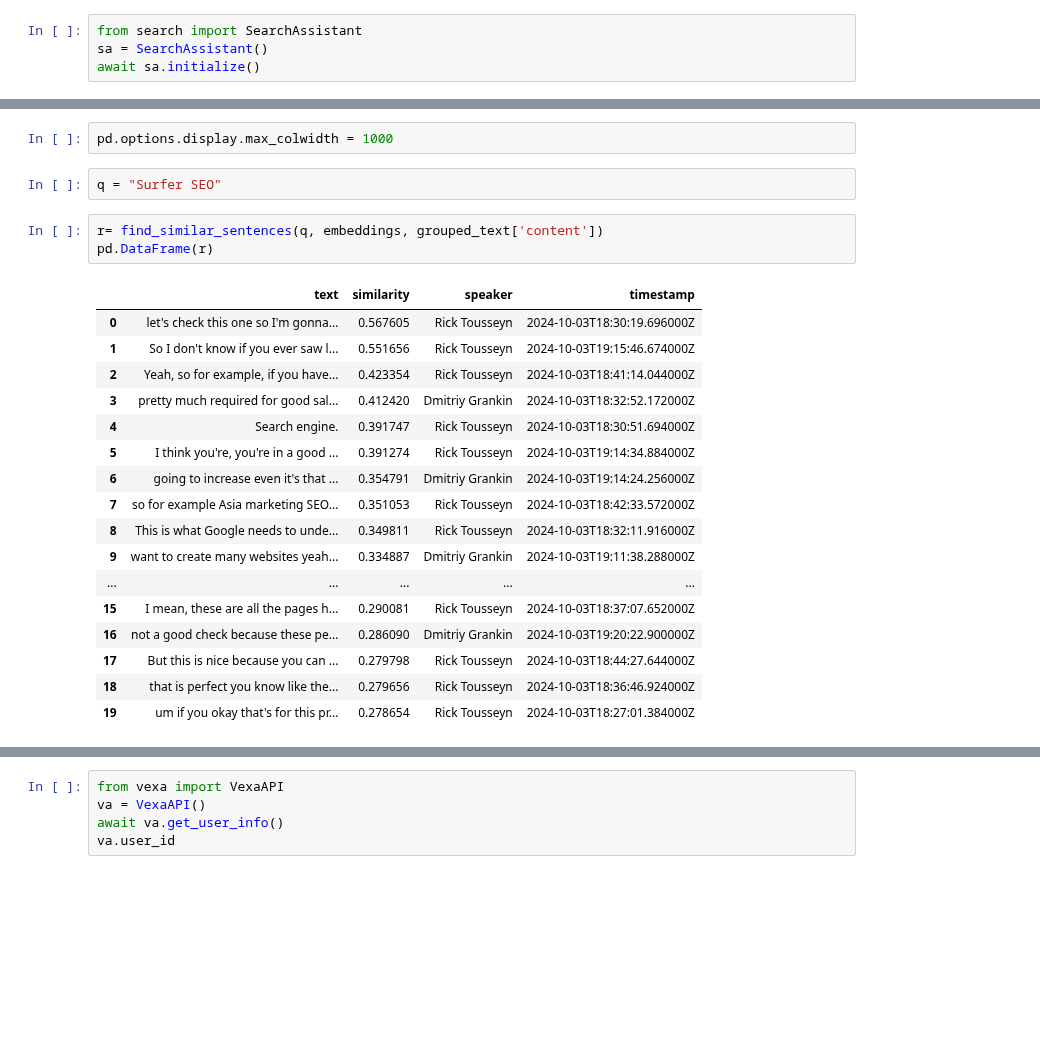
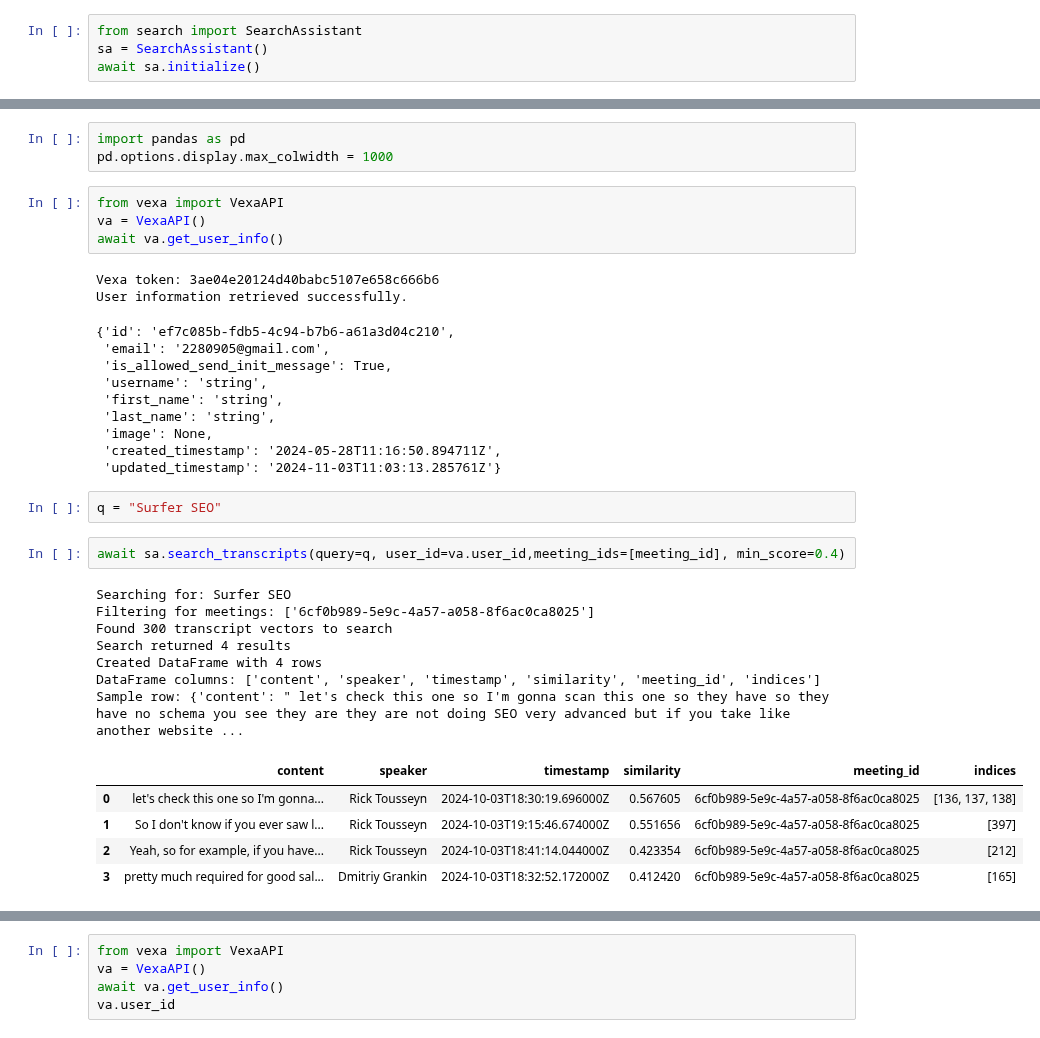
Before and after one commit to Vexa-ai/vexa-engine, a Jupyter notebook: 32.ipynb, the cells around one changed output, grey strips where cells are left out. Drawn from its saved outputs; the diff is of its cells as text; blank space fills up the shorter version.

```diff
--- a/32.ipynb
+++ b/32.ipynb
@@ -98,28 +12,39 @@ def find_similar_sentences(query, embeddings, texts, top_k=20):
 # %%
+import pandas as pd
 pd.options.display.max_colwidth = 1000
+# %%
+from vexa import VexaAPI
+va = VexaAPI()
+await va.get_user_info()
+# %% [output]
+Vexa token: 3ae04e20124d40babc5107e658c666b6
+User information retrieved successfully.
+{'id': 'ef7c085b-fdb5-4c94-b7b6-a61a3d04c210',
+ 'email': '2280905@gmail.com',
+ 'is_allowed_send_init_message': True,
+ 'username': 'string',
+ 'first_name': 'string',
+ 'last_name': 'string',
+ 'image': None,
+ 'created_timestamp': '2024-05-28T11:16:50.894711Z',
+ 'updated_timestamp': '2024-11-03T11:03:13.285761Z'}
 # %%
 q = "Surfer SEO"
-# %%
-r= find_similar_sentences(q, embeddings, grouped_text['content'])
-pd.DataFrame(r)
-# %% [output]
-|  | text | similarity | speaker | timestamp |
-| 0 | let's check this one so I'm gonna... | 0.567605 | Rick Tousseyn | 2024-10-03T18:30:19.696000Z |
-| 1 | So I don't know if you ever saw l... | 0.551656 | Rick Tousseyn | 2024-10-03T19:15:46.674000Z |
-| 2 | Yeah, so for example, if you have... | 0.423354 | Rick Tousseyn | 2024-10-03T18:41:14.044000Z |
-| 3 | pretty much required for good sal... | 0.412420 | Dmitriy Grankin | 2024-10-03T18:32:52.172000Z |
-| 4 | Search engine. | 0.391747 | Rick Tousseyn | 2024-10-03T18:30:51.694000Z |
-| 5 | I think you're, you're in a good ... | 0.391274 | Rick Tousseyn | 2024-10-03T19:14:34.884000Z |
-| 6 | going to increase even it's that ... | 0.354791 | Dmitriy Grankin | 2024-10-03T19:14:24.256000Z |
-| 7 | so for example Asia marketing SEO... | 0.351053 | Rick Tousseyn | 2024-10-03T18:42:33.572000Z |
-| 8 | This is what Google needs to unde... | 0.349811 | Rick Tousseyn | 2024-10-03T18:32:11.916000Z |
-| 9 | want to create many websites yeah... | 0.334887 | Dmitriy Grankin | 2024-10-03T19:11:38.288000Z |
-| ... | ... | ... | ... | ... |
-| 15 | I mean, these are all the pages h... | 0.290081 | Rick Tousseyn | 2024-10-03T18:37:07.652000Z |
-| 16 | not a good check because these pe... | 0.286090 | Dmitriy Grankin | 2024-10-03T19:20:22.900000Z |
-| 17 | But this is nice because you can ... | 0.279798 | Rick Tousseyn | 2024-10-03T18:44:27.644000Z |
-| 18 | that is perfect you know like the... | 0.279656 | Rick Tousseyn | 2024-10-03T18:36:46.924000Z |
-| 19 | um if you okay that's for this pr... | 0.278654 | Rick Tousseyn | 2024-10-03T18:27:01.384000Z |
+# %%
+await sa.search_transcripts(query=q, user_id=va.user_id,meeting_ids=[meeting_id], min_score=0.4)
+# %% [output]
+Searching for: Surfer SEO
+Filtering for meetings: ['6cf0b989-5e9c-4a57-a058-8f6ac0ca8025']
+Found 300 transcript vectors to search
+Search returned 4 results
+Created DataFrame with 4 rows
+DataFrame columns: ['content', 'speaker', 'timestamp', 'similarity', 'meeting_id', 'indices']
+Sample row: {'content': " let's check this one so I'm gonna scan this one so they have so they have no schema you see they are they are not doing SEO very advanced but if you take like another website ...
+|  | content | speaker | timestamp | similarity | meeting_id | indices |
+| 0 | let's check this one so I'm gonna... | Rick Tousseyn | 2024-10-03T18:30:19.696000Z | 0.567605 | 6cf0b989-5e9c-4a57-a058-8f6ac0ca8025 | [136, 137, 138] |
+| 1 | So I don't know if you ever saw l... | Rick Tousseyn | 2024-10-03T19:15:46.674000Z | 0.551656 | 6cf0b989-5e9c-4a57-a058-8f6ac0ca8025 | [397] |
+| 2 | Yeah, so for example, if you have... | Rick Tousseyn | 2024-10-03T18:41:14.044000Z | 0.423354 | 6cf0b989-5e9c-4a57-a058-8f6ac0ca8025 | [212] |
+| 3 | pretty much required for good sal... | Dmitriy Grankin | 2024-10-03T18:32:52.172000Z | 0.412420 | 6cf0b989-5e9c-4a57-a058-8f6ac0ca8025 | [165] |
 # %%
 
 global_results = await sa.search(q, user_id=va.user_id)
```
Also changed, not shown: parts of 9 cells of this notebook, 11 other files.
